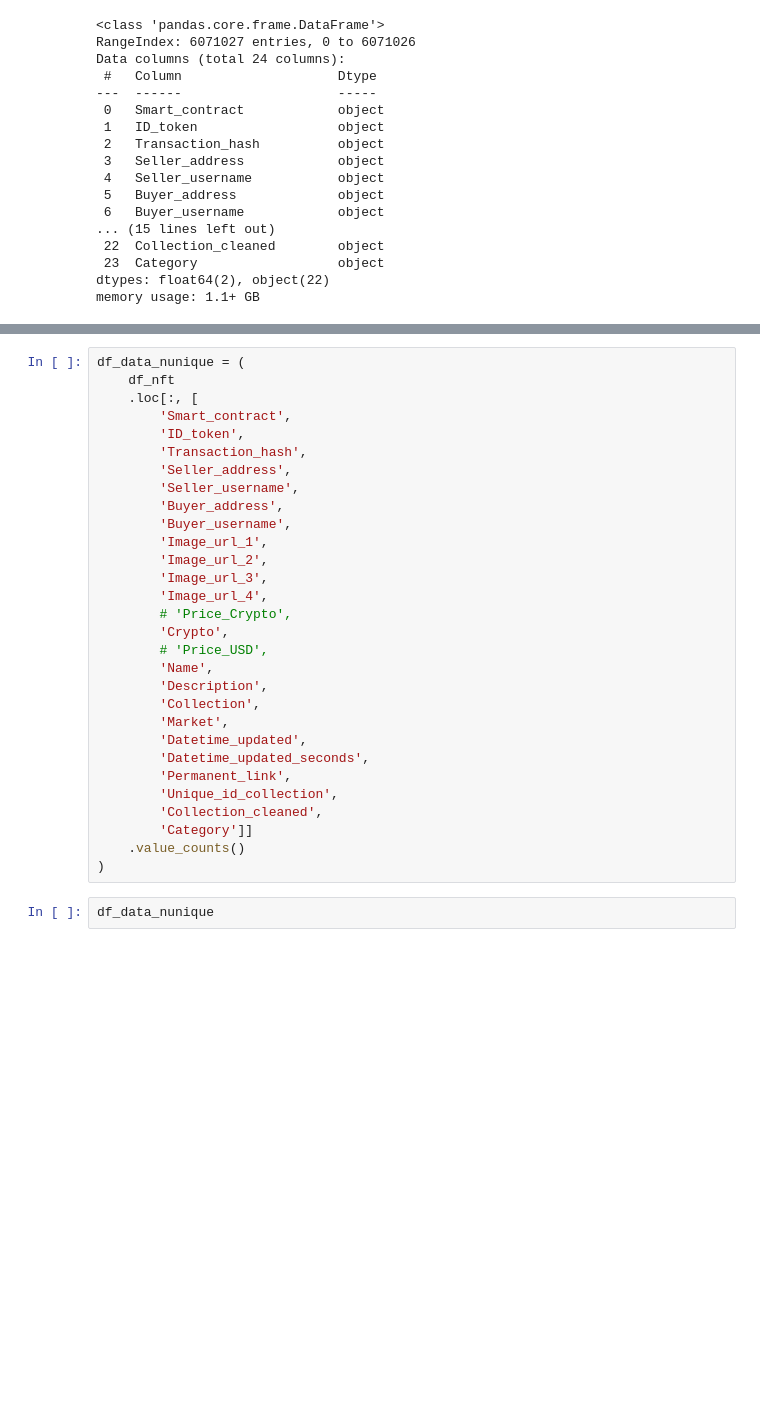
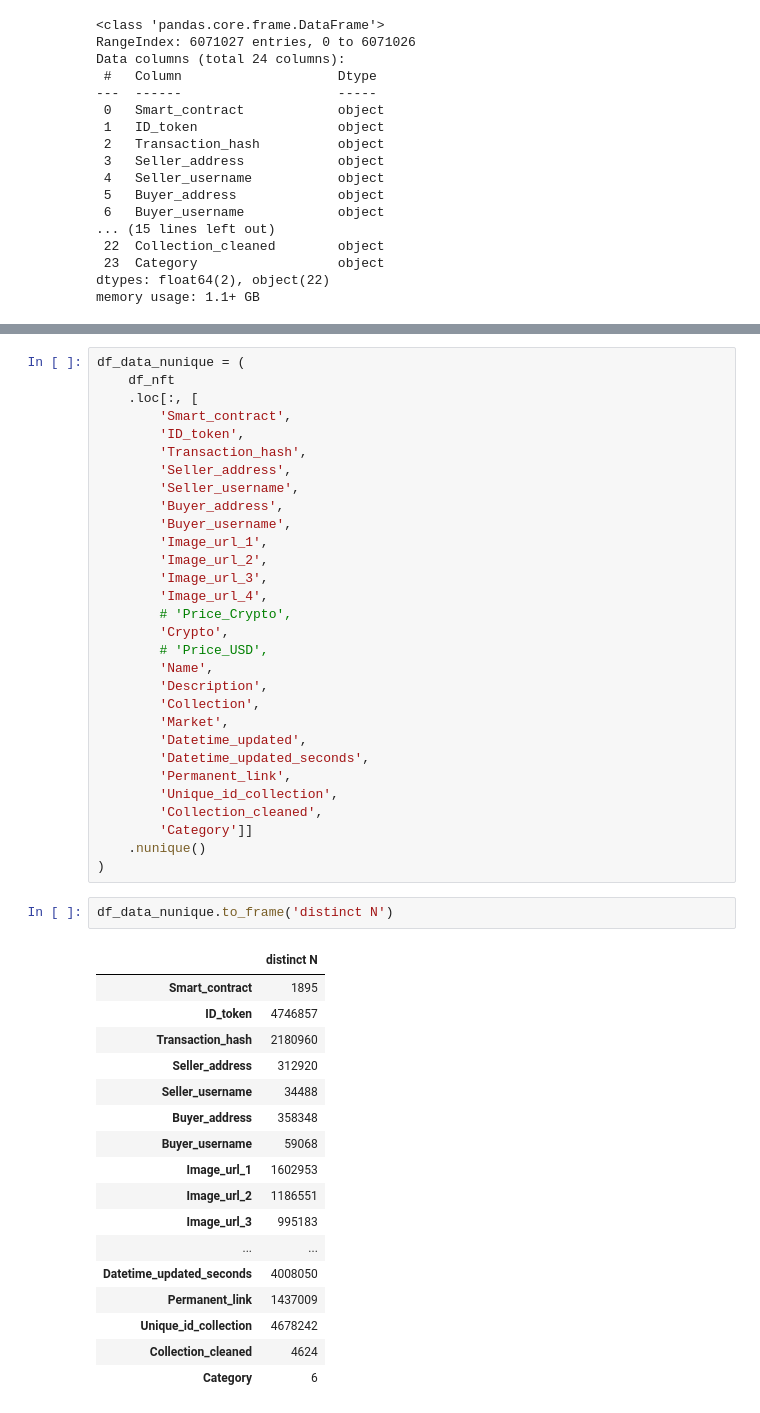
Before and after one commit to exilespacer/IS808_adv_DS_lab, a Jupyter notebook: 20221017_Presentation/ActionPlan/visualization_networks.ipynb, the cells around one changed output, grey strips where cells are left out. Drawn from its saved outputs; the diff is of its cells as text; blank space fills up the shorter version.

Commit message:
add summary stats of additional NFT collections

```diff
--- a/20221017_Presentation/ActionPlan/visualization_networks.ipynb
+++ b/20221017_Presentation/ActionPlan/visualization_networks.ipynb
@@ -342,7 +352,25 @@ df_data_nunique = (
         'Unique_id_collection',
         'Collection_cleaned',
         'Category']]
-    .value_counts()
+    .nunique()
 )
 # %%
-df_data_nunique
+df_data_nunique.to_frame('distinct N')
+# %% [output]
+|  | distinct N |
+| Smart_contract | 1895 |
+| ID_token | 4746857 |
+| Transaction_hash | 2180960 |
+| Seller_address | 312920 |
+| Seller_username | 34488 |
+| Buyer_address | 358348 |
+| Buyer_username | 59068 |
+| Image_url_1 | 1602953 |
+| Image_url_2 | 1186551 |
+| Image_url_3 | 995183 |
+| ... | ... |
+| Datetime_updated_seconds | 4008050 |
+| Permanent_link | 1437009 |
+| Unique_id_collection | 4678242 |
+| Collection_cleaned | 4624 |
+| Category | 6 |
```
Also changed, not shown: parts of 2 cells of this notebook.
